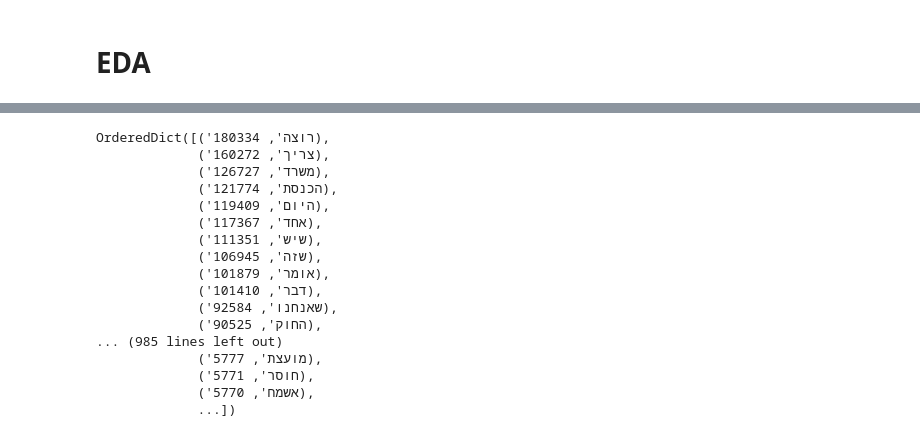
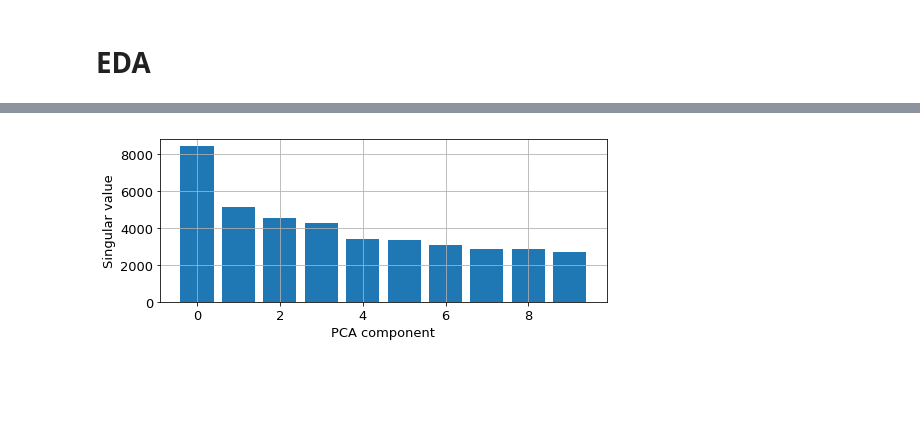
Before and after one commit to ruelian/KnessetClassifier, a Jupyter notebook: Parser.ipynb, the cells around one changed output, grey strips where cells are left out. Saved outputs shown, nothing was run; the diff lists cells and outputs as text; code cells hidden in the pictures; blank space fills up the shorter version.

```diff
--- a/Parser.ipynb
+++ b/Parser.ipynb
@@ -65,20 +100,14 @@ bottom=1.0, top=1.0
-# %%
-ordered_counter(p.tokens)
-# %% [output]
-OrderedDict([('רוצה', 180334),
-             ('צריך', 160272),
-             ('משרד', 126727),
-             ('הכנסת', 121774),
-             ('היום', 119409),
-             ('אחד', 117367),
-             ('שיש', 111351),
-             ('שזה', 106945),
-             ('אומר', 101879),
-             ('דבר', 101410),
-             ('שאנחנו', 92584),
-             ('החוק', 90525),
-... (985 lines left out)
-             ('מועצת', 5777),
-             ('חוסר', 5771),
-             ('אשמח', 5770),
-             ...])
+# %%
+from sklearn.decomposition import PCA
+n_comps = 10
+pca = PCA(n_components=n_comps)
+pca.fit(p.one_hot)
+plt.figure(figsize=(8,3))
+plt.bar(list(range(n_comps)), pca.singular_values_)
+plt.xlabel('PCA component')
+plt.ylabel('Singular value')
+plt.grid()
+X2D = np.matmul(p.one_hot.as_matrix(), pca.components_[:2,:].transpose())
+X3D = np.matmul(p.one_hot.as_matrix(), pca.components_[:3,:].transpose())
+# %% [output]
+[figure, added]
```
Also changed, not shown: parts of 18 cells of this notebook, 1 other file.
